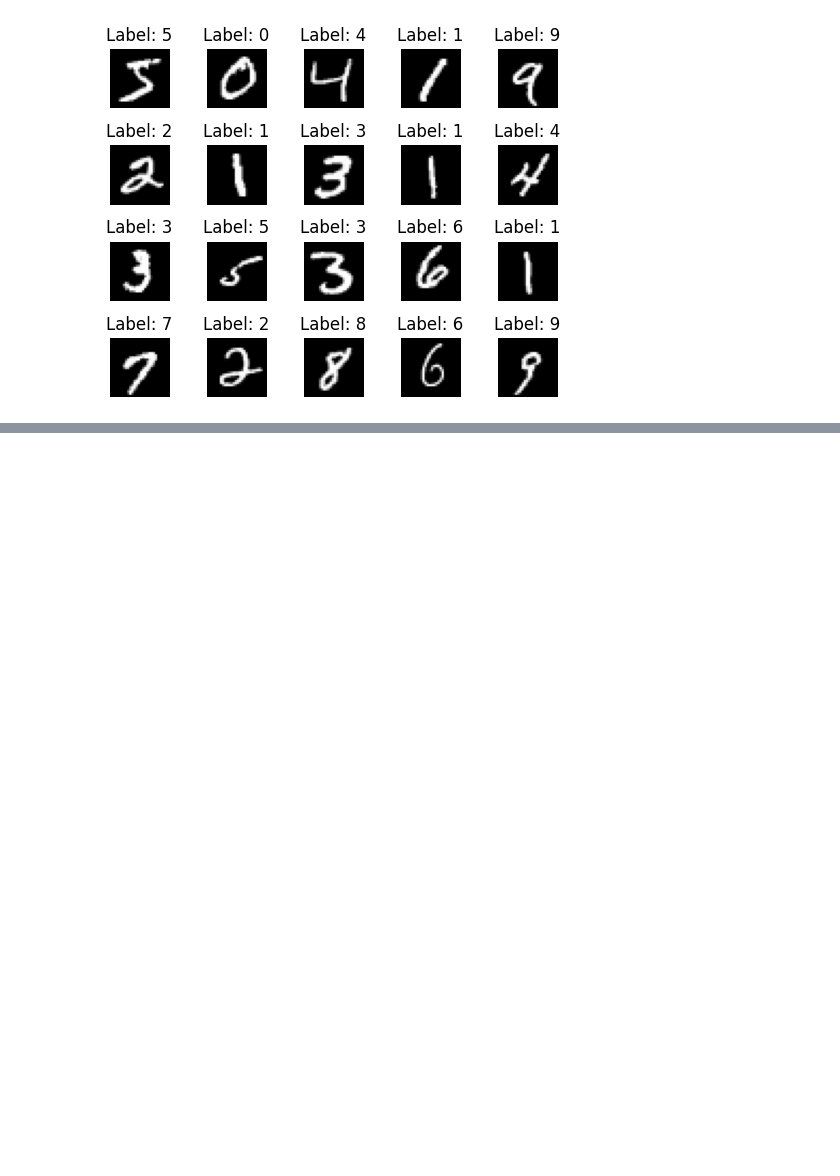
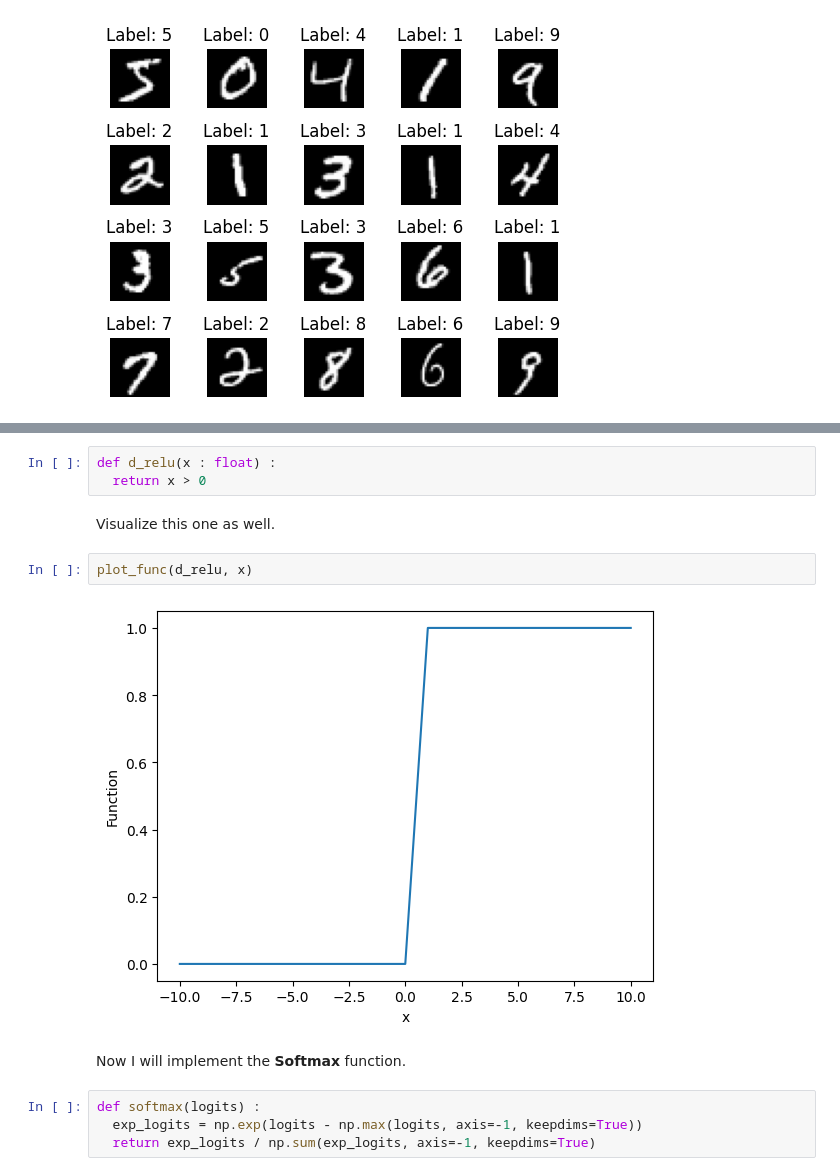
Before and after one commit to DoubleCyclone/Neural-Network-From-Scratch, a Jupyter notebook: notebooks/Neural_Network_From_Scratch.ipynb, the cells around one changed output, grey strips where cells are left out. Cells and saved outputs as stored; diff of their text form; blank space fills up the shorter version.

```diff
--- a/notebooks/Neural_Network_From_Scratch.ipynb
+++ b/notebooks/Neural_Network_From_Scratch.ipynb
@@ -59,0 +90,15 @@ fig.show()
+# %%
+def d_relu(x : float) :
+  return x > 0
+# %% [markdown]
+Visualize this one as well.
+# %%
+plot_func(d_relu, x)
+# %% [output]
+[figure, added]
+# %% [markdown]
+Now I will implement the **Softmax** function.
+# %%
+def softmax(logits) :
+  exp_logits = np.exp(logits - np.max(logits, axis=-1, keepdims=True))
+  return exp_logits / np.sum(exp_logits, axis=-1, keepdims=True)
```
Also changed, not shown: parts of 18 cells of this notebook.
